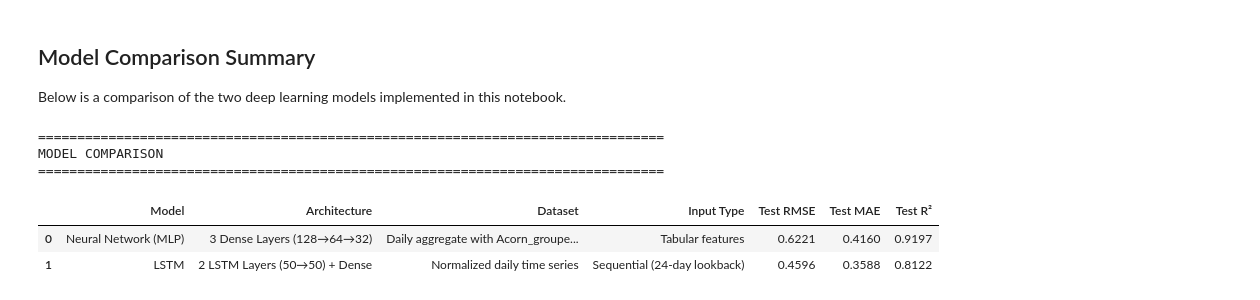
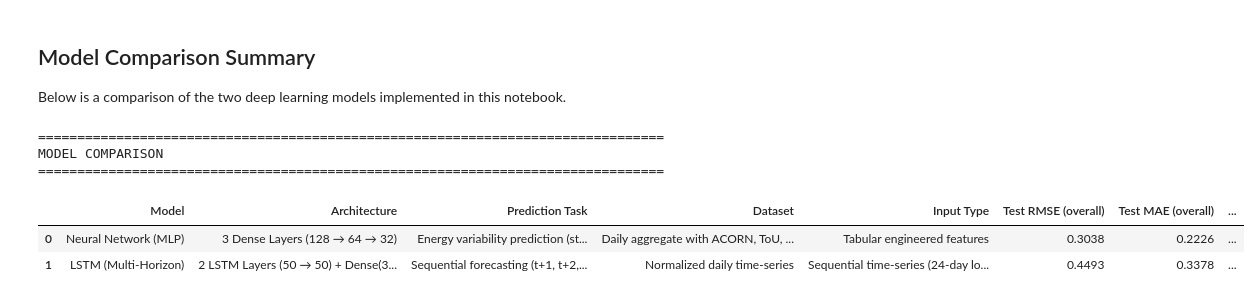
Before and after one commit to MaximeBoulat/TeamProject-530, a Jupyter notebook: Notebooks/Smart_meters_in_London.ipynb, the cells around one changed output. Drawn from its saved outputs; the diff is of its cells as text; code cells hidden in the pictures.

```diff
--- a/Notebooks/Smart_meters_in_London.ipynb
+++ b/Notebooks/Smart_meters_in_London.ipynb
@@ -1446,7 +1472,7 @@ feature_cols = [
     "num_active_households"
 ]
 
-target_col = "avg_kwh_per_household_per_day"
+target_col = "consumption_std_7d"
 
 # Create modeling dataframe
 ml_model_data = ml_dataset[feature_cols + [target_col]].copy()
@@ -1883,7 +1942,7 @@ y_lstm shape: (803, 1)
 # STEP LSTM-4: Time-Based Train-Test Split
 
 # Use 80% for training, 20% for testing (time-based split)
-split_idx = int(len(X_lstm) * 0.8)
+split_idx = int(len(X_lstm) * 0.7)
 
 X_lstm_train = X_lstm[:split_idx]
 X_lstm_test = X_lstm[split_idx:]
@@ -1917,7 +1976,7 @@ Testing on last 161 sequences
 tf.random.set_seed(42)
 np.random.seed(42)
 
-# Build LSTM architecture - Matches src/LSTMModel.py (lstm_units=50, dropout_rate=0.2)
+# Build LSTM architecture - multi-horizon forecasting (t+1, t+2, t+3)
 lstm_model = models.Sequential([
     layers.InputLayer(input_shape=(SEQUENCE_LENGTH, X_lstm_train.shape[2])),
 
@@ -1929,11 +1988,11 @@ lstm_model = models.Sequential([
     layers.LSTM(50, return_sequences=False),
     layers.Dropout(0.2),
 
-    # Output layer (direct regression)
-    layers.Dense(1, activation='linear')
+    # Output layer (3 future predictions)
+    layers.Dense(3, activation='linear')
 ])
 
-# Compile model (matching src/LSTMModel.py exactly)
+# Compile model for regression
 lstm_model.compile(
     loss='mean_squared_error',
     optimizer='adam',
@@ -1941,6 +2000,6 @@ lstm_model.compile(
 )
 
 # Display model architecture
-print("LSTM Architecture (matching src/LSTMModel.py: 50 units, 0.2 dropout):")
+print("LSTM Architecture (multi-horizon forecasting t+1,t+2,t+3)")
 lstm_model.summary()
 # %% [output]
@@ -2167,52 +2533,83 @@ plt.show()
 
 Below is a comparison of the two deep learning models implemented in this notebook.
 # %%
-# Model Comparison Table
+# ============================================================
+# MODEL COMPARISON SUMMARY
+# ============================================================
 
 comparison_data = {
-    "Model": ["Neural Network (MLP)", "LSTM"],
+    "Model": ["Neural Network (MLP)", "LSTM (Multi-Horizon)"],
+
     "Architecture": [
-        "3 Dense Layers (128→64→32)",
-        "2 LSTM Layers (50→50) + Dense"
+        "3 Dense Layers (128 → 64 → 32)",
+        "2 LSTM Layers (50 → 50) + Dense(3 outputs)"
     ],
+
+    "Prediction Task": [
+        "Energy variability prediction (standard deviation target)",
+        "Sequential forecasting (t+1, t+2, t+3 future consumption)"
+    ],
+
     "Dataset": [
-        "Daily aggregate with Acorn_grouped & stdorToU separate",
-        "Normalized daily time series"
+        "Daily aggregate with ACORN, ToU, seasonal and weather features",
+        "Normalized daily time-series"
     ],
+
     "Input Type": [
-        "Tabular features",
-        f"Sequential ({SEQUENCE_LENGTH}-day lookback)"
+        "Tabular engineered features",
+        f"Sequential time-series ({SEQUENCE_LENGTH}-day lookback window)"
     ],
-    "Test RMSE": [f"{test_rmse:.4f}", f"{lstm_test_rmse:.4f}"],
-    "Test MAE": [f"{test_mae:.4f}", f"{lstm_test_mae:.4f}"],
-    "Test R²": [f"{test_r2:.4f}", f"{lstm_test_r2:.4f}"]
+
+    "Test RMSE (overall)": [
+        f"{test_rmse:.4f}",
+        f"{lstm_test_rmse:.4f}"
+    ],
+
+    "Test MAE (overall)": [
+        f"{test_mae:.4f}",
+        f"{lstm_test_mae:.4f}"
+    ],
+
+    "Test R² (overall)": [
+        f"{test_r2:.4f}",
+        f"{lstm_test_r2:.4f}"
+    ]
 }
 
 comparison_df = pd.DataFrame(comparison_data)
 
 print("\n" + "="*80)
 print("MODEL COMPARISON")
 print("="*80)
+
 display(comparison_df)
+
 print("="*80)
 
-# Determine best model
+
+# ============================================================
+# Determine stronger performing model
+# ============================================================
+
 if lstm_test_r2 > test_r2:
-    print(f"\n✓ LSTM model performs better with R² = {lstm_test_r2:.4f}")
+    print(f"\n✓ LSTM model performs better overall with R² = {lstm_test_r2:.4f}")
 else:
-    print(f"\n✓ Neural Network model performs better with R² = {test_r2:.4f}")
+    print(f"\n✓ Neural Network model performs better overall with R² = {test_r2:.4f}")
+
 
 print("\nKey Observations:")
-print("- The Neural Network uses categorical features (Acorn groups, tariff types)")
-print("- The LSTM leverages temporal dependencies in sequential data")
-print("- Both models use weather features and temporal information")
-print("- Results depend on the specific prediction task and data characteristics")
+
+print("- Neural Network predicts energy variability using engineered tabular features.")
+print("- LSTM forecasts future energy consumption leveraging temporal sequence learning.")
+print("- Multi-horizon forecasting provides predictions for t+1, t+2, and t+3 days ahead.")
+print("- LSTM captures temporal dependencies while MLP captures feature-based relationships.")
+print("- Models serve complementary purposes rather than direct replacements.")
 # %% [output]
 ================================================================================
 MODEL COMPARISON
 ================================================================================
-|  | Model | Architecture | Dataset | Input Type | Test RMSE | Test MAE | Test R² |
-| 0 | Neural Network (MLP) | 3 Dense Layers (128→64→32) | Daily aggregate with Acorn_groupe... | Tabular features | 0.6221 | 0.4160 | 0.9197 |
-| 1 | LSTM | 2 LSTM Layers (50→50) + Dense | Normalized daily time series | Sequential (24-day lookback) | 0.4596 | 0.3588 | 0.8122 |
+|  | Model | Architecture | Prediction Task | Dataset | Input Type | Test RMSE (overall) | Test MAE (overall) | ... |
+| 0 | Neural Network (MLP) | 3 Dense Layers (128 → 64 → 32) | Energy variability prediction (st... | Daily aggregate with ACORN, ToU, ... | Tabular engineered features | 0.3038 | 0.2226 | ... |
+| 1 | LSTM (Multi-Horizon) | 2 LSTM Layers (50 → 50) + Dense(3... | Sequential forecasting (t+1, t+2,... | Normalized daily time-series | Sequential time-series (24-day lo... | 0.4493 | 0.3378 | ... |
 ================================================================================
 
```
Also changed, not shown: parts of 30 cells of this notebook.
